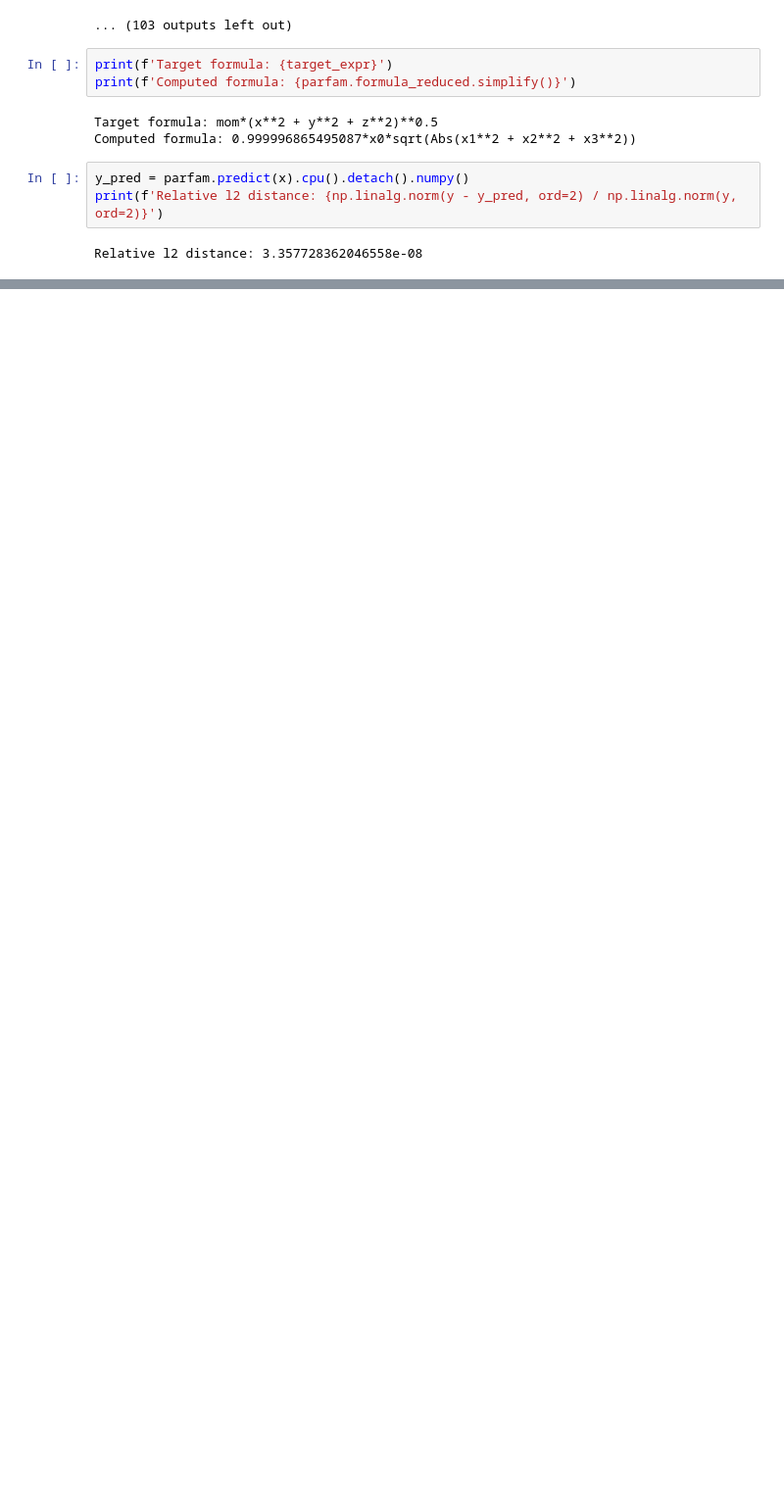
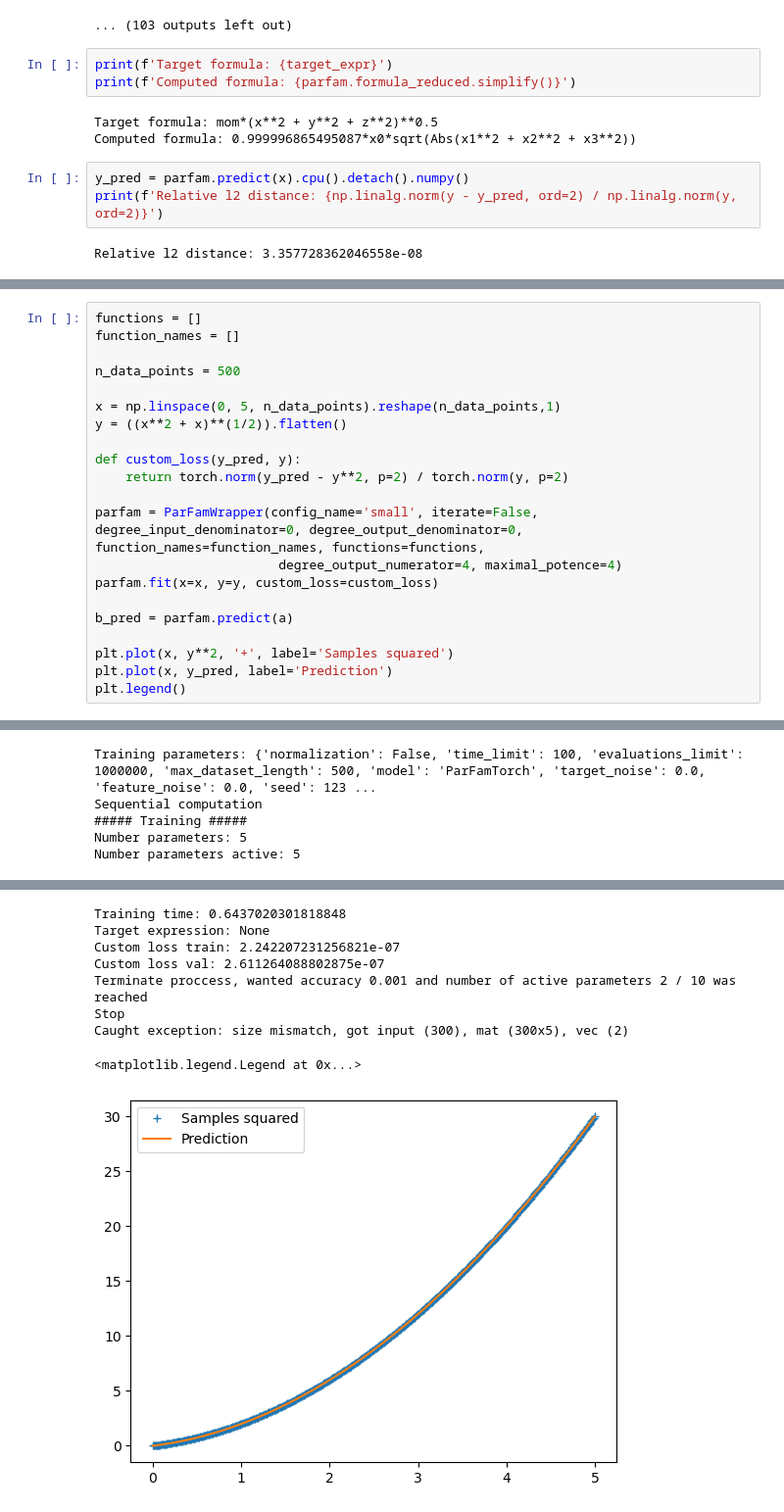
Before and after one commit to Philipp238/parfam, a Jupyter notebook: example.ipynb, the cells around one changed output, grey strips where cells are left out. Shown: that part at 98% size. Saved outputs shown, nothing was run; the diff lists cells and outputs as text; blank space fills up the shorter version.

Commit message:
fixed custom_loss; added custom_loss example

```diff
--- a/example.ipynb
+++ b/example.ipynb
@@ -583,0 +593,22 @@ Relative l2 distance: 3.357728362046558e-08
+# %%
+functions = []
+function_names = []
+
+n_data_points = 500
+
+x = np.linspace(0, 5, n_data_points).reshape(n_data_points,1)
+y = ((x**2 + x)**(1/2)).flatten()
+
+def custom_loss(y_pred, y):
+    return torch.norm(y_pred - y**2, p=2) / torch.norm(y, p=2)
+
+parfam = ParFamWrapper(config_name='small', iterate=False, degree_input_denominator=0, degree_output_denominator=0, function_names=function_names, functions=functions,
+                        degree_output_numerator=4, maximal_potence=4)
+parfam.fit(x=x, y=y, custom_loss=custom_loss)
+
+b_pred = parfam.predict(a)
+
+plt.plot(x, y**2, '+', label='Samples squared')
+plt.plot(x, y_pred, label='Prediction')
+plt.legend()
+# %% [output]
@@ -583,0 +619,5 @@ Relative l2 distance: 3.357728362046558e-08
+Training parameters: {'normalization': False, 'time_limit': 100, 'evaluations_limit': 1000000, 'max_dataset_length': 500, 'model': 'ParFamTorch', 'target_noise': 0.0, 'feature_noise': 0.0, 'seed': 123 ...
+Sequential computation
+##### Training #####
+Number parameters: 5
+Number parameters active: 5
@@ -583,0 +642,9 @@ Relative l2 distance: 3.357728362046558e-08
+Training time: 0.6437020301818848
+Target expression: None
+Custom loss train: 2.242207231256821e-07
+Custom loss val: 2.611264088802875e-07
+Terminate proccess, wanted accuracy 0.001 and number of active parameters 2 / 10 was reached
+Stop
+Caught exception: size mismatch, got input (300), mat (300x5), vec (2)
+<matplotlib.legend.Legend at 0x...>
+[figure, added]
```
Also changed, not shown: parts of 12 cells of this notebook, 4 other files.
